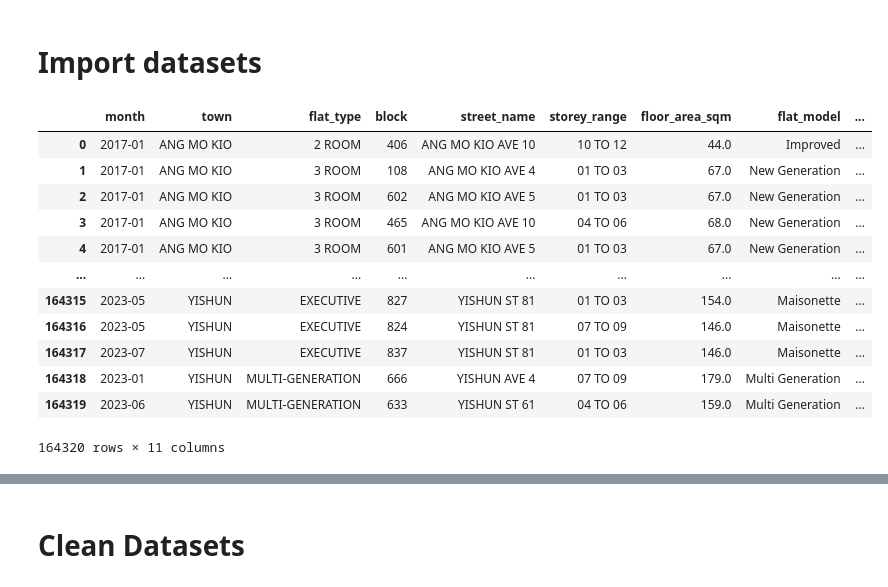
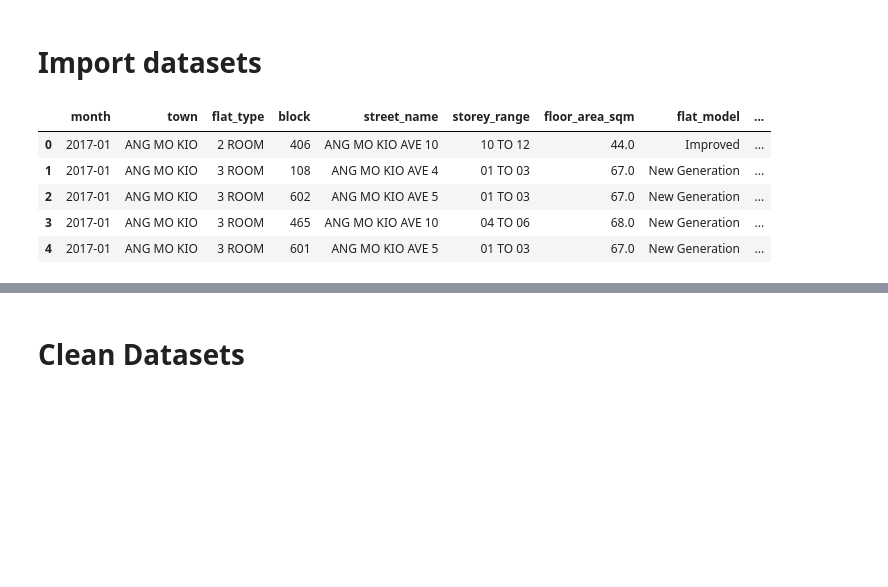
Before and after one commit to jianshun-heng/sg-housing-price, a Jupyter notebook: main_script.ipynb, the cells around one changed output, grey strips where cells are left out. Drawn from its saved outputs; the diff is of its cells as text; code cells hidden in the pictures; blank space fills up the shorter version.

```diff
--- a/main_script.ipynb
+++ b/main_script.ipynb
@@ -22,18 +22,16 @@ from scripts.clean_planning_area import format_geojson_planning_area
 # %%
 # Import resale flat price data
 df_raw = pd.read_csv('data/resale_flat_prices.csv')
-df_raw
+
+# Import raw planning area file
+gdf = gpd.read_file('data/geographical_shape_file/MasterPlan2019PlanningAreaBoundaryNoSea.geojson', driver = 'GeoJSON')
+
+# Import mall_coordinates
+mall_coordinates = pd.read_csv('data/amenities_locations/mall_coordinates.csv')
 # %% [output]
 |  | month | town | flat_type | block | street_name | storey_range | floor_area_sqm | flat_model | ... |
 | 0 | 2017-01 | ANG MO KIO | 2 ROOM | 406 | ANG MO KIO AVE 10 | 10 TO 12 | 44.0 | Improved | ... |
 | 1 | 2017-01 | ANG MO KIO | 3 ROOM | 108 | ANG MO KIO AVE 4 | 01 TO 03 | 67.0 | New Generation | ... |
 | 2 | 2017-01 | ANG MO KIO | 3 ROOM | 602 | ANG MO KIO AVE 5 | 01 TO 03 | 67.0 | New Generation | ... |
 | 3 | 2017-01 | ANG MO KIO | 3 ROOM | 465 | ANG MO KIO AVE 10 | 04 TO 06 | 68.0 | New Generation | ... |
 | 4 | 2017-01 | ANG MO KIO | 3 ROOM | 601 | ANG MO KIO AVE 5 | 01 TO 03 | 67.0 | New Generation | ... |
-| ... | ... | ... | ... | ... | ... | ... | ... | ... | ... |
-| 164315 | 2023-05 | YISHUN | EXECUTIVE | 827 | YISHUN ST 81 | 01 TO 03 | 154.0 | Maisonette | ... |
-| 164316 | 2023-05 | YISHUN | EXECUTIVE | 824 | YISHUN ST 81 | 07 TO 09 | 146.0 | Maisonette | ... |
-| 164317 | 2023-07 | YISHUN | EXECUTIVE | 837 | YISHUN ST 81 | 01 TO 03 | 146.0 | Maisonette | ... |
-| 164318 | 2023-01 | YISHUN | MULTI-GENERATION | 666 | YISHUN AVE 4 | 07 TO 09 | 179.0 | Multi Generation | ... |
-| 164319 | 2023-06 | YISHUN | MULTI-GENERATION | 633 | YISHUN ST 61 | 04 TO 06 | 159.0 | Multi Generation | ... |
-164320 rows × 11 columns
```
Also changed, not shown: parts of 2 cells of this notebook.
